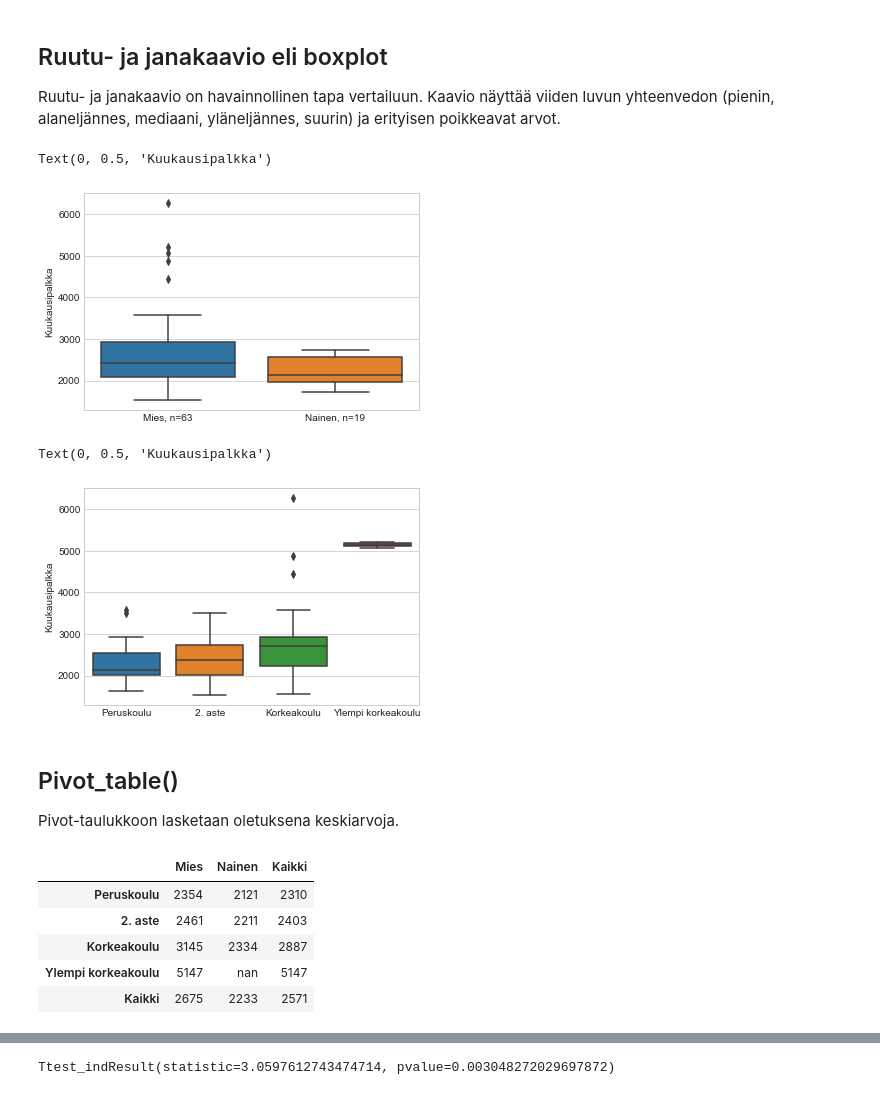
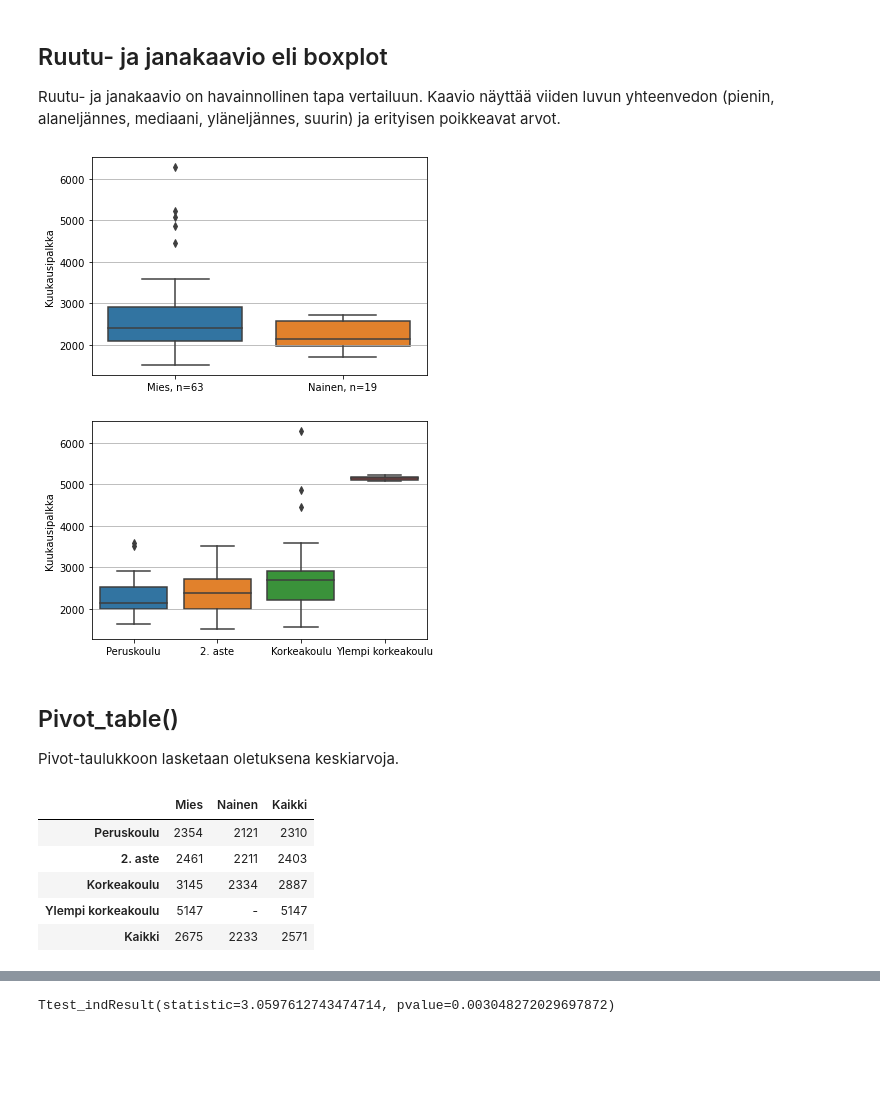
Before and after one commit to taanila/selittava, a Jupyter notebook: tunnuslukujen_vertailu.ipynb, the cells around one changed output, grey strips where cells are left out. Cells and saved outputs as stored; diff of their text form; code cells hidden in the pictures; blank space fills up the shorter version.

```diff
--- a/tunnuslukujen_vertailu.ipynb
+++ b/tunnuslukujen_vertailu.ipynb
@@ -12,7 +12,7 @@ import pandas as pd
 import matplotlib.pyplot as plt
 import seaborn as sns
 
-# Tyyli vaikuttaa grafiikan ulkoasuun
-# Käytettävissä olevat tyylit voit listata komennolla plt.style.available
-plt.style.use('seaborn-whitegrid')
+# Grafiikan tulostaminen Jupyter notebookiin
+# Nykyisissä kirjastoversioissa ei enää tarpeellinen
+%matplotlib inline
 # %%
@@ -78,28 +77,29 @@ Ruutu- ja janakaavio on havainnollinen tapa vertailuun. Kaavio näyttää viiden
 # %%
 # Palkan vertailu sukupuolen mukaan ruutu- ja janakaaviona
 sns.boxplot(data = df, x = 'sukup', y = 'palkka')
 
 plt.xticks(ticks = [0, 1],
            labels = ['Mies, n=' + str(df['palkka'][df['sukup'] == 1].count()),
                      'Nainen, n=' + str(df['palkka'][df['sukup'] == 2].count())])
 plt.xlabel('')
 plt.ylabel('Kuukausipalkka')
+
+plt.grid(axis = 'y')
 # %% [output]
-Text(0, 0.5, 'Kuukausipalkka')
-[figure, old version]
+[figure, new version]
 # %%
 # Palkan vertailu koulutuksen mukaan ruutu- ja janakaaviona
 sns.boxplot(data = df, x = 'koulutus', y = 'palkka')
 
 # Koulutusten nimet koulutus-listasta
-#ax2.set_xticklabels(koulutus)
 plt.xticks(ticks = [0, 1, 2, 3], labels = koulutus)
 
 plt.xlabel('')
 plt.ylabel('Kuukausipalkka')
+
+plt.grid(axis = 'y')
 # %% [output]
-Text(0, 0.5, 'Kuukausipalkka')
-[figure, old version]
+[figure, new version]
 # %% [markdown]
 <h2>Pivot_table()</h2>
 
@@ -113,13 +113,13 @@ df3.index = koulutus + ['Kaikki']
 df3.columns = sukup + ['Kaikki']
 
 # Ulkoasun tuunaus
-df3.style.format('{:.0f}')
+df3.style.format('{:.0f}', na_rep = '-')
 # %% [output]
 |  | Mies | Nainen | Kaikki |
 | Peruskoulu | 2354 | 2121 | 2310 |
 | 2. aste | 2461 | 2211 | 2403 |
 | Korkeakoulu | 3145 | 2334 | 2887 |
-| Ylempi korkeakoulu | 5147 | nan | 5147 |
+| Ylempi korkeakoulu | 5147 | - | 5147 |
 | Kaikki | 2675 | 2233 | 2571 |
 # %% [markdown]
 <h2>Ovatko keskiarvojen erot tilastollisesti merkitseviä?</h2>
```
Also changed, not shown: parts of 7 cells of this notebook.
